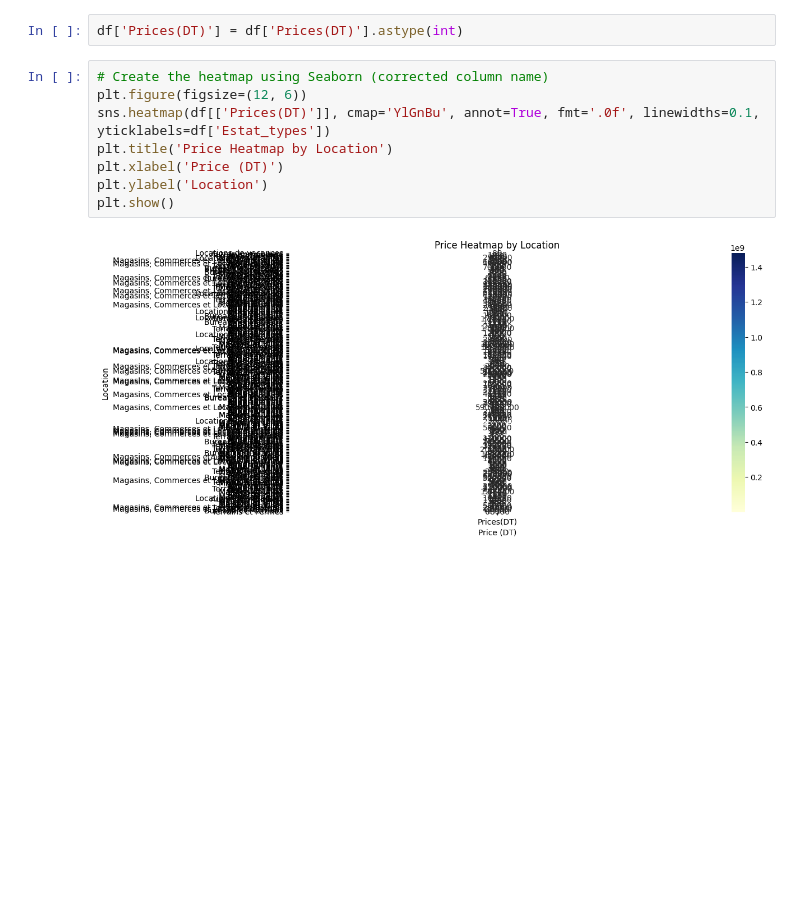
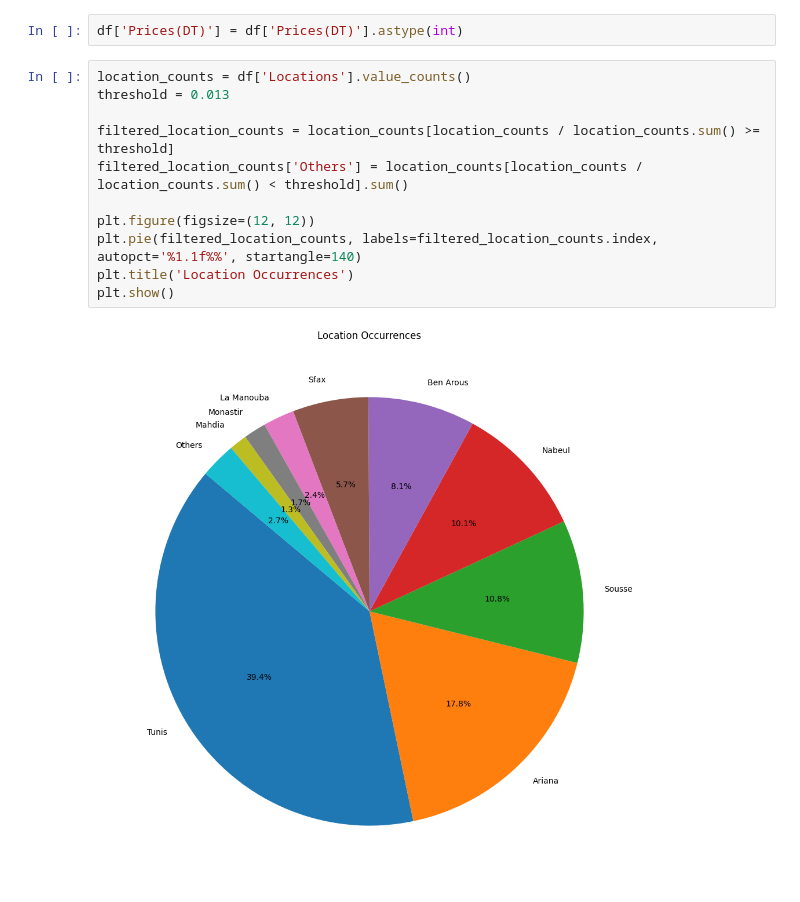
Before and after one commit to SayehOmar/Tayara_Estat_Case_Study, a Jupyter notebook: Tayara_Estat_Case_Study.ipynb, the cells around one changed output. Saved outputs shown, nothing was run; the diff lists cells and outputs as text; blank space fills up the shorter version.

```diff
--- a/Tayara_Estat_Case_Study.ipynb
+++ b/Tayara_Estat_Case_Study.ipynb
@@ -40,13 +40,16 @@ df.head(8)
 | 7 | 2700 | Maisons et Villas | A LOUER étage villà s3 à la marsa... | Tunis |
 # %%
 df['Prices(DT)'] = df['Prices(DT)'].astype(int)
-# %%
-# Create the heatmap using Seaborn (corrected column name)
-plt.figure(figsize=(12, 6))
-sns.heatmap(df[['Prices(DT)']], cmap='YlGnBu', annot=True, fmt='.0f', linewidths=0.1, yticklabels=df['Estat_types'])
-plt.title('Price Heatmap by Location')
-plt.xlabel('Price (DT)')
-plt.ylabel('Location')
-plt.show()
-# %% [output]
-[figure, removed]
+# %%
+location_counts = df['Locations'].value_counts()
+threshold = 0.013
+
+filtered_location_counts = location_counts[location_counts / location_counts.sum() >= threshold]
+filtered_location_counts['Others'] = location_counts[location_counts / location_counts.sum() < threshold].sum()
+
+plt.figure(figsize=(12, 12))
+plt.pie(filtered_location_counts, labels=filtered_location_counts.index, autopct='%1.1f%%', startangle=140)
+plt.title('Location Occurrences')
+plt.show()
+# %% [output]
+[figure, added]
```
